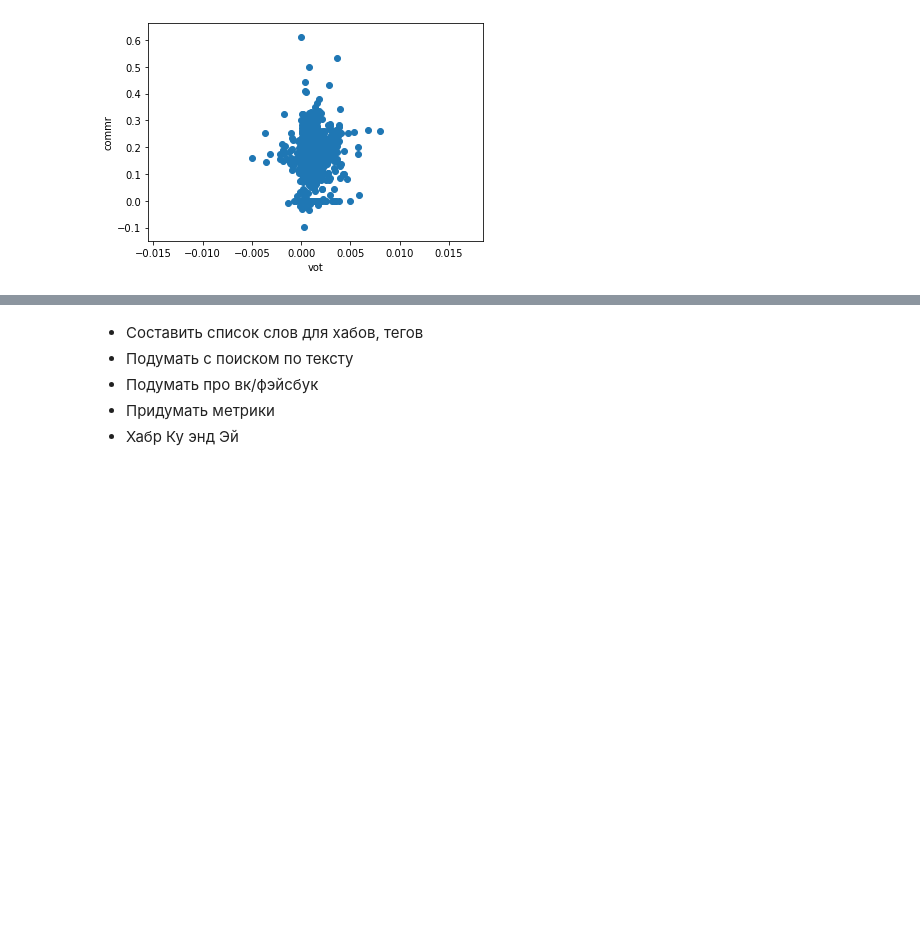
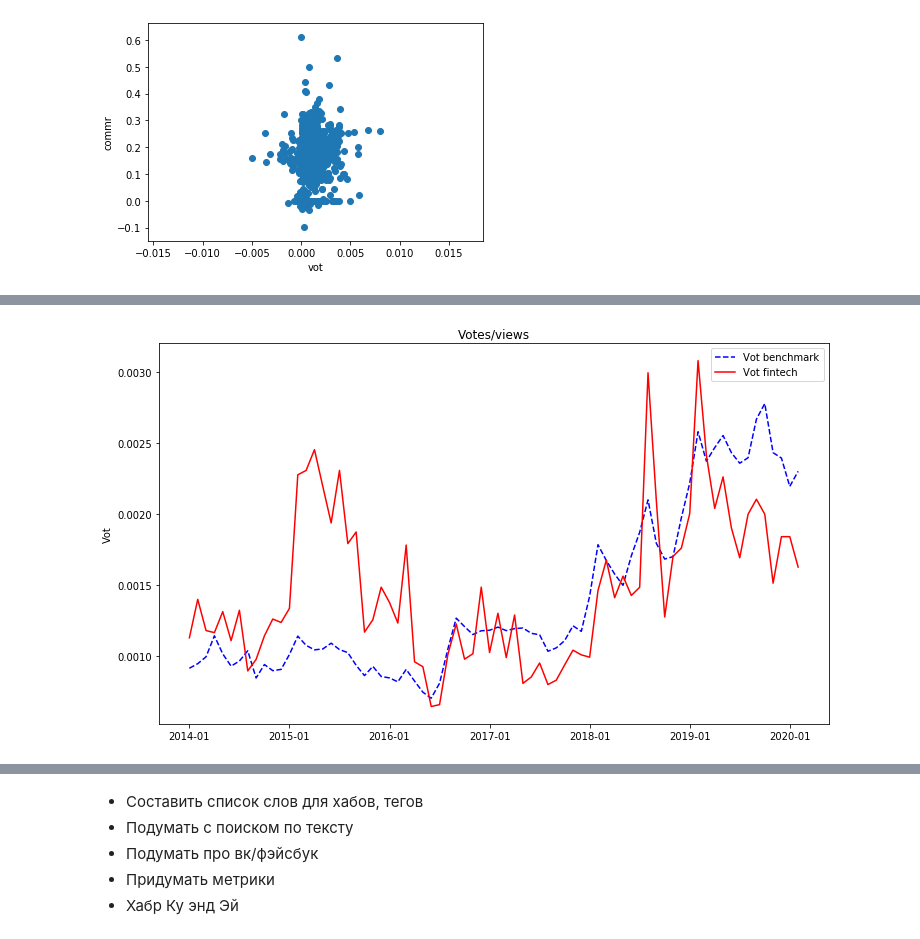
Before and after one commit to DimitryMo/NRD, a Jupyter notebook: Анализ.ipynb, the cells around one changed output, grey strips where cells are left out. Saved outputs shown, nothing was run; the diff lists cells and outputs as text; code cells hidden in the pictures; blank space fills up the shorter version.

```diff
--- a/Анализ.ipynb
+++ b/Анализ.ipynb
@@ -133,0 +203,14 @@ Text(0, 0.5, 'commr')
+# %%
+vot_all = np.array([np.median(df[(df['date'] == date)]['vot']) for date in dates])
+vot_fint = np.array([np.median(df[(df['date'] == date) & (df['fintech'] == 1)]['vot']) for date in dates])
+# %%
+fig = plt.figure(figsize=(12,7))
+plt.plot(dates, vot_all, '--b', label='Vot benchmark')
+plt.plot(dates, vot_fint, 'r', label='Vot fintech')
+plt.title('Votes/views')
+plt.legend()
+plt.xticks(ticks=years)
+plt.ylabel('Vot')
+plt.show()
+# %% [output]
+[figure, added]
```
Also changed, not shown: parts of 20 cells of this notebook.
